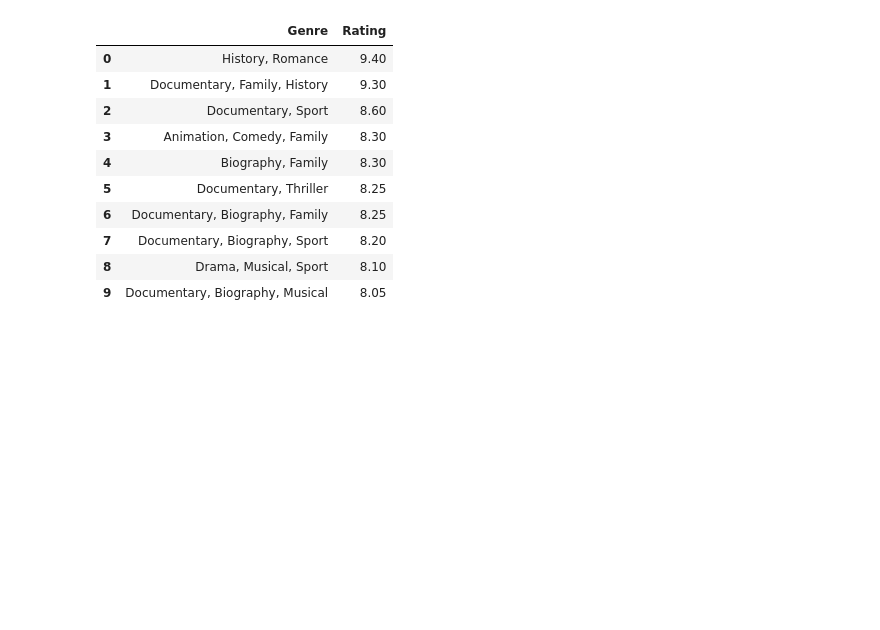
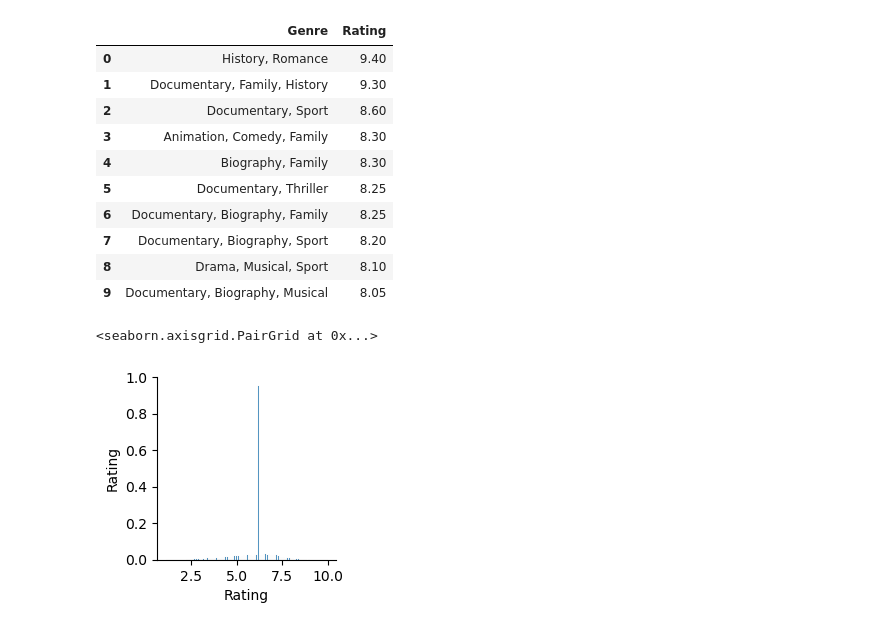
Before and after one commit to mkhaled146/CODSOFT--Tasks, a Jupyter notebook: MOVIE RATING PREDICTION WITH PYTHON.ipynb, the cells around one changed output. Saved outputs shown, nothing was run; the diff lists cells and outputs as text; code cells hidden in the pictures; blank space fills up the shorter version.

```diff
--- a/MOVIE RATING PREDICTION WITH PYTHON.ipynb
+++ b/MOVIE RATING PREDICTION WITH PYTHON.ipynb
@@ -178,3 +178,8 @@ top_rates
 | 7 | Documentary, Biography, Sport | 8.20 |
 | 8 | Drama, Musical, Sport | 8.10 |
 | 9 | Documentary, Biography, Musical | 8.05 |
+# %%
+sns.pairplot(df)
+# %% [output]
+<seaborn.axisgrid.PairGrid at 0x...>
+[figure, added]
```
Also changed, not shown: parts of 10 cells of this notebook, 1 other file.
